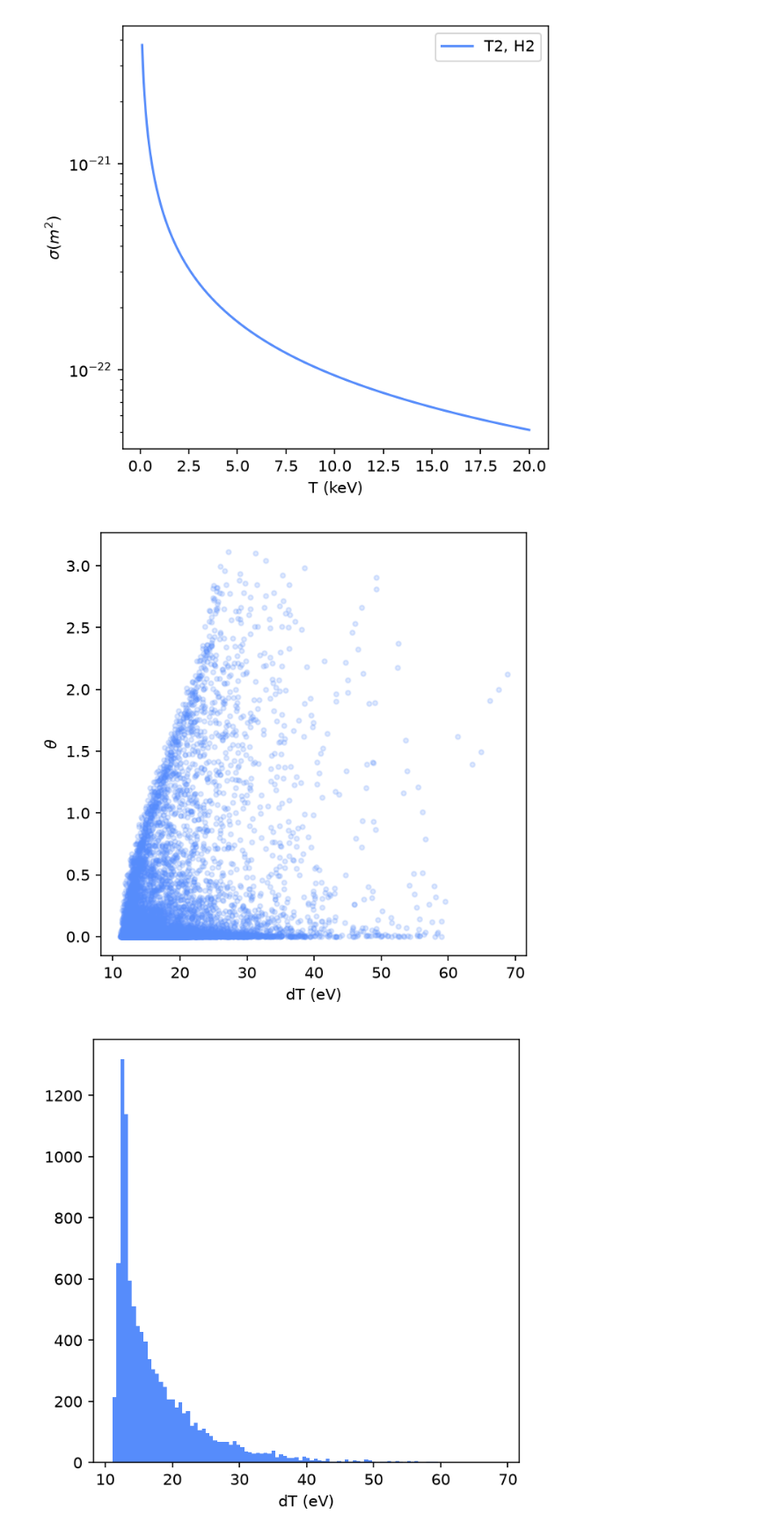
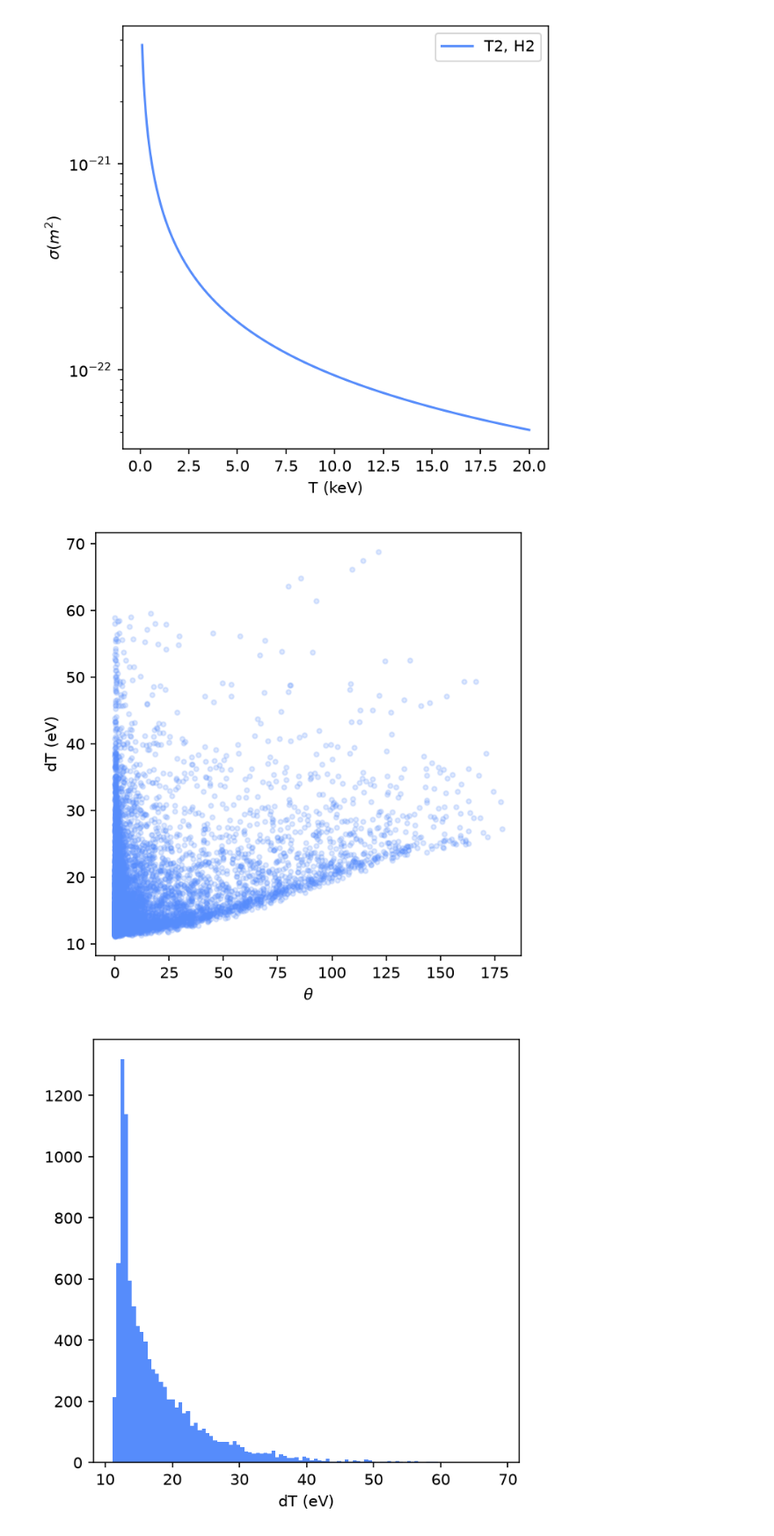
Before and after one commit to benjpjones/Project8ElectronScattering, a Jupyter notebook: OscillatorStrengthScattering.ipynb, the cells around one changed output. Shown at 88% size. Drawn from its saved outputs; the diff is of its cells as text; code cells hidden in the pictures.

```diff
--- a/OscillatorStrengthScattering.ipynb
+++ b/OscillatorStrengthScattering.ipynb
@@ -53,19 +61,19 @@ for i in range(0,10000):
     dThs.append(dTh)
 # %%
 plt.figure(figsize=(5,5),dpi=150)
-plt.plot(dTs,dThs,'.',alpha=0.2)
-plt.xlabel("dT (eV)" )
-plt.ylabel(r"$\theta$")
+plt.plot(np.array(dThs)*180/np.pi,dTs,'.',alpha=0.2)
+plt.ylabel("dT (eV)" )
+plt.xlabel(r"$\theta$")
 plt.show()
 plt.figure(figsize=(5,5),dpi=150)
 plt.hist(dTs,bins=100)
 plt.xlabel("dT (eV)")
 plt.show()
 plt.figure(figsize=(5,5),dpi=150)
-plt.hist(dThs,bins=100)
+plt.hist(np.array(dThs)*180/np.pi,bins=100)
 plt.xlabel(r"$\theta$")
 plt.semilogy()
 plt.show()
 # %% [output]
-[figure, old version]
+[figure, new version]
 [figure]
```
Also changed, not shown: parts of 5 cells of this notebook, 5 other files.
